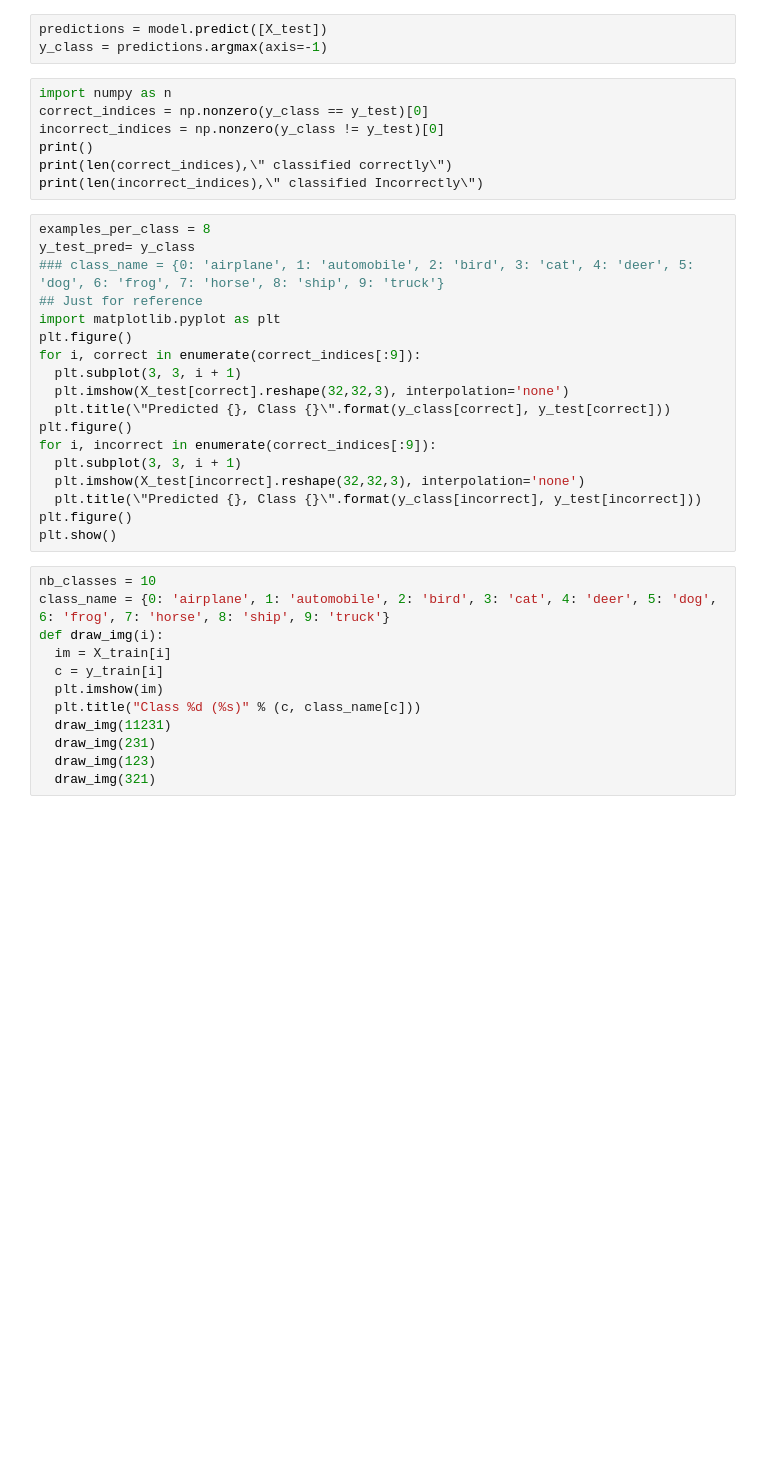
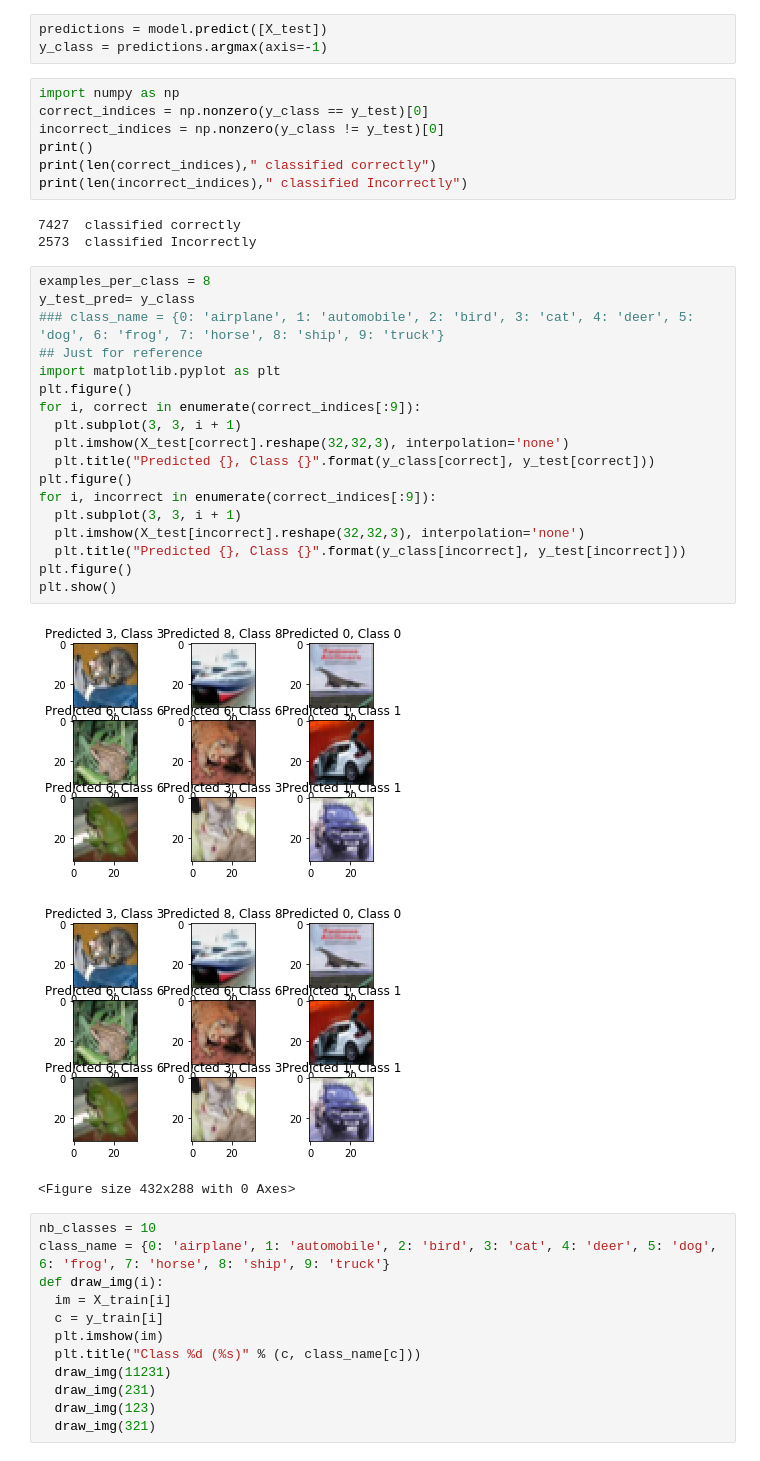
Before and after one commit to keerthucit/EIP2Assignment, a Jupyter notebook: Assignment5_New.ipynb, the cells around one changed output. Drawn from its saved outputs; the diff is of its cells as text; blank space fills up the shorter version.

```diff
--- a/Assignment5_New.ipynb
+++ b/Assignment5_New.ipynb
@@ -94,30 +107,37 @@ Epoch 1/10
 predictions = model.predict([X_test])
 y_class = predictions.argmax(axis=-1)
 # %%
-import numpy as n
+import numpy as np
 correct_indices = np.nonzero(y_class == y_test)[0]
 incorrect_indices = np.nonzero(y_class != y_test)[0]
 print()
-print(len(correct_indices),\" classified correctly\")
-print(len(incorrect_indices),\" classified Incorrectly\")
+print(len(correct_indices)," classified correctly")
+print(len(incorrect_indices)," classified Incorrectly")
+# %% [output]
+7427  classified correctly
+2573  classified Incorrectly
 # %%
 examples_per_class = 8
 y_test_pred= y_class
 ### class_name = {0: 'airplane', 1: 'automobile', 2: 'bird', 3: 'cat', 4: 'deer', 5: 'dog', 6: 'frog', 7: 'horse', 8: 'ship', 9: 'truck'}
 ## Just for reference
 import matplotlib.pyplot as plt
 plt.figure()
 for i, correct in enumerate(correct_indices[:9]):
   plt.subplot(3, 3, i + 1)
   plt.imshow(X_test[correct].reshape(32,32,3), interpolation='none')
-  plt.title(\"Predicted {}, Class {}\".format(y_class[correct], y_test[correct]))
+  plt.title("Predicted {}, Class {}".format(y_class[correct], y_test[correct]))
 plt.figure()
 for i, incorrect in enumerate(correct_indices[:9]):
   plt.subplot(3, 3, i + 1)
   plt.imshow(X_test[incorrect].reshape(32,32,3), interpolation='none')
-  plt.title(\"Predicted {}, Class {}\".format(y_class[incorrect], y_test[incorrect]))
+  plt.title("Predicted {}, Class {}".format(y_class[incorrect], y_test[incorrect]))
 plt.figure()
 plt.show()
+# %% [output]
+[figure, added]
+[figure, added]
+<Figure size 432x288 with 0 Axes>
 # %%
 nb_classes = 10
 class_name = {0: 'airplane', 1: 'automobile', 2: 'bird', 3: 'cat', 4: 'deer', 5: 'dog', 6: 'frog', 7: 'horse', 8: 'ship', 9: 'truck'}
```
Also changed, not shown: parts of 4 cells of this notebook.
